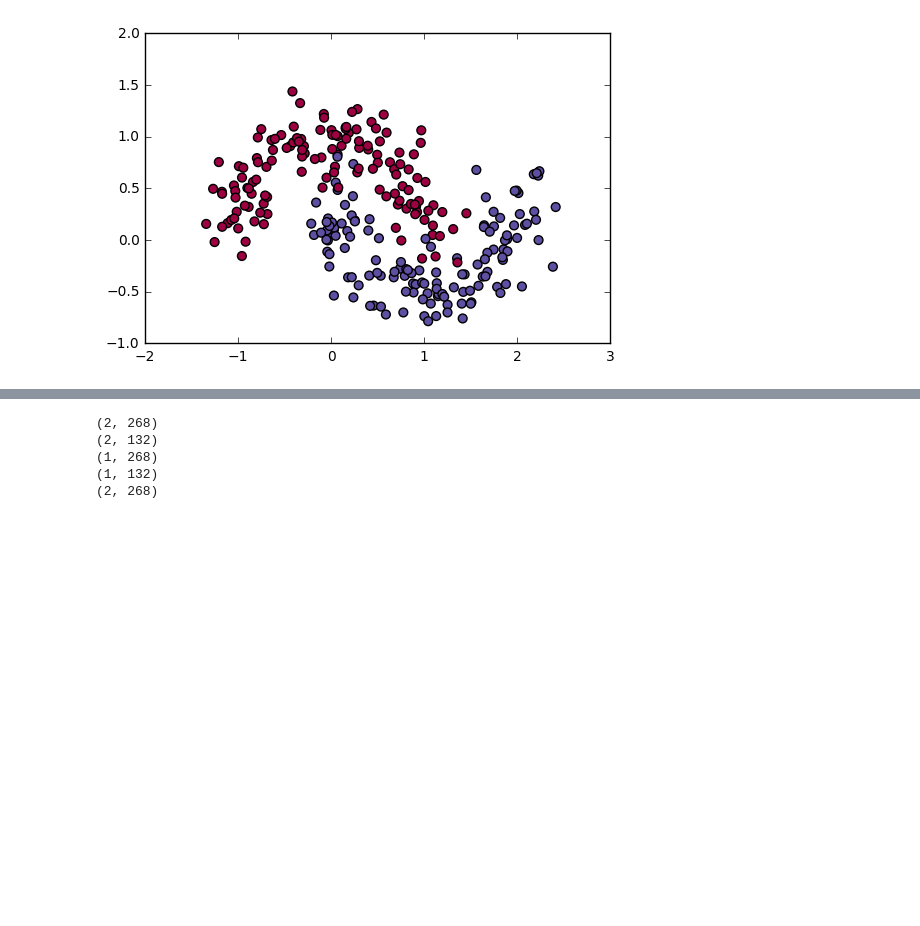
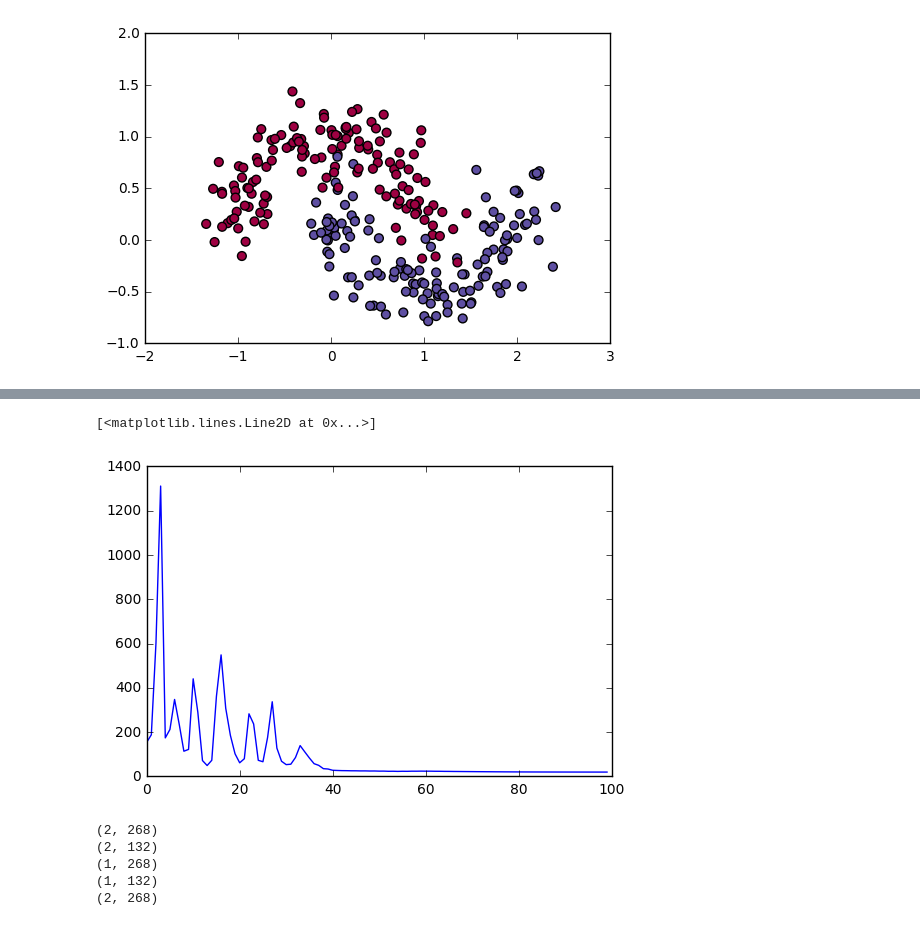
Before and after one commit to ClemDoum/tutorials, a Jupyter notebook: Scikit/Neural network.ipynb, the cells around one changed output, grey strips where cells are left out. Drawn from its saved outputs; the diff is of its cells as text; code cells hidden in the pictures; blank space fills up the shorter version.

```diff
--- a/Scikit/Neural network.ipynb
+++ b/Scikit/Neural network.ipynb
@@ -143,3 +141,8 @@ plot_decision_boundary(nn, X_train_moons, y_train_moons)
+# %%
+plt.plot(param["costs"][:100])
+# %% [output]
+[<matplotlib.lines.Line2D at 0x...>]
+[figure, added]
 # %%
 N = 400
 noisy_circles = sklearn.datasets.make_circles(n_samples=N, factor=.5, noise=.3)
```
Also changed, not shown: parts of 10 cells of this notebook, 2 other files.
